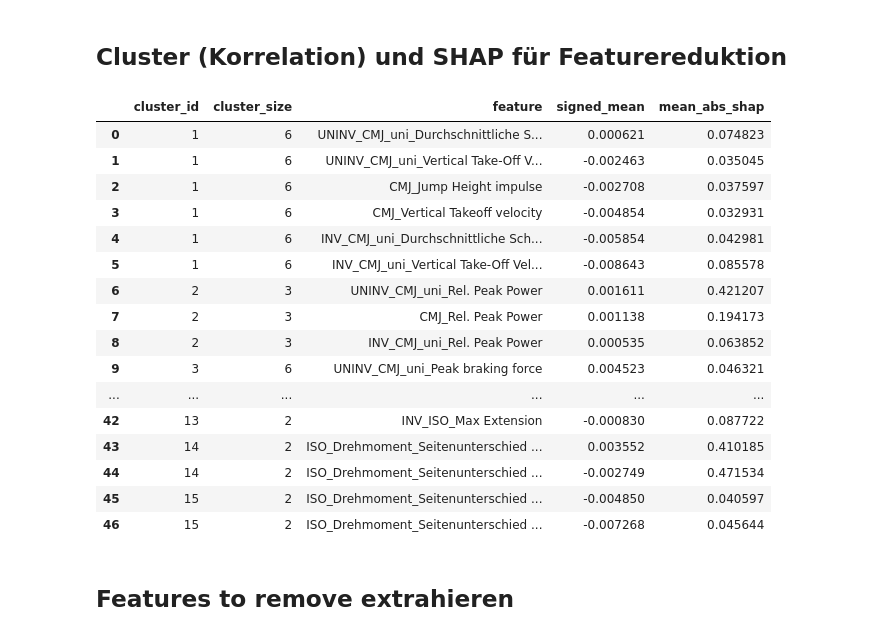
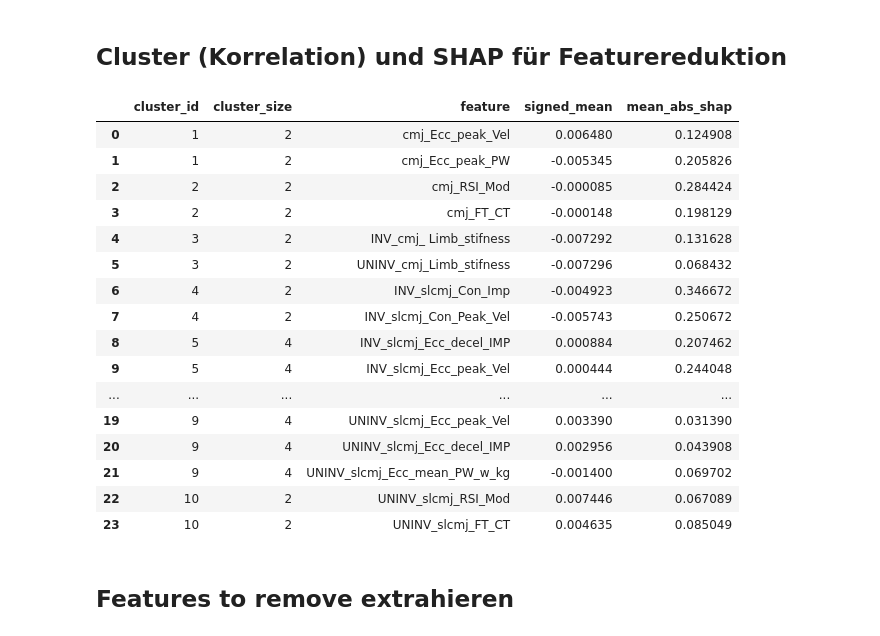
Before and after one commit to michi1308/neuronales_netz_motum, a Jupyter notebook: code/feature_selektion_log_reg_maestroni.ipynb, the cells around one changed output. Saved outputs shown, nothing was run; the diff lists cells and outputs as text; code cells hidden in the pictures.

```diff
--- a/code/feature_selektion_log_reg_maestroni.ipynb
+++ b/code/feature_selektion_log_reg_maestroni.ipynb
@@ -9,7 +250,7 @@ from IPython.display import HTML, display
 
 # ─── 1) Pfad zur Datei ────────────────────────────────────────────────────────────
 # Passe den Pfad an, falls nötig:
-data_path = r"K:\Team\Böhmer_Michael\PAPER\Neuer_Ansatz\Alle_Features_Tabellen\Basistabelle_ML_vkb_male.xlsx"
+data_path = r"K:\Team\Böhmer_Michael\PAPER\Neuer_Ansatz\Feature_Selektion_Maestroni_Daten\Basistabelle_ML_Maestroni_final.xlsx"
 
 # ─── 2) Daten einlesen ────────────────────────────────────────────────────────────
 df = pd.read_excel(data_path)
@@ -230,7 +471,7 @@ def collect_shap_data_lr(
     )
 
 features, shap_stack, X_stack, exp_val, last_model, last_test_len, signed_mean_shaps, abs_mean_shaps = collect_shap_data_lr(
-    data_path            = r"K:\Team\Böhmer_Michael\PAPER\Neuer_Ansatz\Alle_Features_Tabellen\Basistabelle_ML_fs.xlsx",
+    data_path            = r"K:\Team\Böhmer_Michael\PAPER\Neuer_Ansatz\Feature_Selektion_Maestroni_Daten\Basistabelle_ML_Maestroni_final.xlsx",
     target_column        = "Verletzungsstatus",
     cv_splits            = 5,
     cv_repeats           = 20,
@@ -384,7 +672,7 @@ from collections import deque
 from IPython.display import display, HTML
 
 # 1) Pfad und SHAP-Daten wie gehabt
-data_path = r"K:\Team\Böhmer_Michael\PAPER\Neuer_Ansatz\Alle_Features_Tabellen\Basistabelle_ML_vkb_male.xlsx"
+data_path = r"K:\Team\Böhmer_Michael\PAPER\Neuer_Ansatz\Feature_Selektion_Maestroni_Daten\Basistabelle_ML_Maestroni_final.xlsx"
 
 # Falls noch nicht berechnet:
 signed_mean_shap = pd.Series(np.mean(shap_stack, axis=0), index=features)
@@ -413,49 +701,49 @@ for feat in features_all:
                 neighbors = [
                     nbr for nbr in features_all
                     if nbr != cur and corr.loc[cur, nbr] > threshold and nbr not in visited
                 ]
                 queue.extend(neighbors)
         if len(cluster) > 1:
             clusters[len(clusters) + 1] = cluster
 
 # 5) Cluster-/SHAP-Tabelle bauen
 rows = []
 for cid, feats in clusters.items():
     for f in feats:
         rows.append({
             "cluster_id":   cid,
             "cluster_size": len(feats),
             "feature":      f,
             "signed_mean":  signed_mean_shap.loc[f],
             "mean_abs_shap": mean_abs_shap.loc[f]
         })
 
 cluster_shap_df = (
     pd.DataFrame(rows)
       .sort_values(["cluster_id", "signed_mean"], ascending=[True, False])  # <- Sortierung nach signed_mean
       .reset_index(drop=True)
 )
 
 # 6) Tabelle anzeigen
 display(cluster_shap_df)
 # %% [output]
 |  | cluster_id | cluster_size | feature | signed_mean | mean_abs_shap |
-| 0 | 1 | 6 | UNINV_CMJ_uni_Durchschnittliche S... | 0.000621 | 0.074823 |
-| 1 | 1 | 6 | UNINV_CMJ_uni_Vertical Take-Off V... | -0.002463 | 0.035045 |
-| 2 | 1 | 6 | CMJ_Jump Height impulse | -0.002708 | 0.037597 |
-| 3 | 1 | 6 | CMJ_Vertical Takeoff velocity | -0.004854 | 0.032931 |
-| 4 | 1 | 6 | INV_CMJ_uni_Durchschnittliche Sch... | -0.005854 | 0.042981 |
-| 5 | 1 | 6 | INV_CMJ_uni_Vertical Take-Off Vel... | -0.008643 | 0.085578 |
-| 6 | 2 | 3 | UNINV_CMJ_uni_Rel. Peak Power | 0.001611 | 0.421207 |
-| 7 | 2 | 3 | CMJ_Rel. Peak Power | 0.001138 | 0.194173 |
-| 8 | 2 | 3 | INV_CMJ_uni_Rel. Peak Power | 0.000535 | 0.063852 |
-| 9 | 3 | 6 | UNINV_CMJ_uni_Peak braking force | 0.004523 | 0.046321 |
+| 0 | 1 | 2 | cmj_Ecc_peak_Vel | 0.006480 | 0.124908 |
+| 1 | 1 | 2 | cmj_Ecc_peak_PW | -0.005345 | 0.205826 |
+| 2 | 2 | 2 | cmj_RSI_Mod | -0.000085 | 0.284424 |
+| 3 | 2 | 2 | cmj_FT_CT | -0.000148 | 0.198129 |
+| 4 | 3 | 2 | INV_cmj_ Limb_stifness | -0.007292 | 0.131628 |
+| 5 | 3 | 2 | UNINV_cmj_Limb_stifness | -0.007296 | 0.068432 |
+| 6 | 4 | 2 | INV_slcmj_Con_Imp | -0.004923 | 0.346672 |
+| 7 | 4 | 2 | INV_slcmj_Con_Peak_Vel | -0.005743 | 0.250672 |
+| 8 | 5 | 4 | INV_slcmj_Ecc_decel_IMP | 0.000884 | 0.207462 |
+| 9 | 5 | 4 | INV_slcmj_Ecc_peak_Vel | 0.000444 | 0.244048 |
 | ... | ... | ... | ... | ... | ... |
-| 42 | 13 | 2 | INV_ISO_Max Extension | -0.000830 | 0.087722 |
-| 43 | 14 | 2 | ISO_Drehmoment_Seitenunterschied ... | 0.003552 | 0.410185 |
-| 44 | 14 | 2 | ISO_Drehmoment_Seitenunterschied ... | -0.002749 | 0.471534 |
-| 45 | 15 | 2 | ISO_Drehmoment_Seitenunterschied ... | -0.004850 | 0.040597 |
-| 46 | 15 | 2 | ISO_Drehmoment_Seitenunterschied ... | -0.007268 | 0.045644 |
+| 19 | 9 | 4 | UNINV_slcmj_Ecc_peak_Vel | 0.003390 | 0.031390 |
+| 20 | 9 | 4 | UNINV_slcmj_Ecc_decel_IMP | 0.002956 | 0.043908 |
+| 21 | 9 | 4 | UNINV_slcmj_Ecc_mean_PW_w_kg | -0.001400 | 0.069702 |
+| 22 | 10 | 2 | UNINV_slcmj_RSI_Mod | 0.007446 | 0.067089 |
+| 23 | 10 | 2 | UNINV_slcmj_FT_CT | 0.004635 | 0.085049 |
 # %% [markdown]
 ## Features to remove extrahieren
 # %%
```
Also changed, not shown: parts of 16 cells of this notebook, 3 other files.
